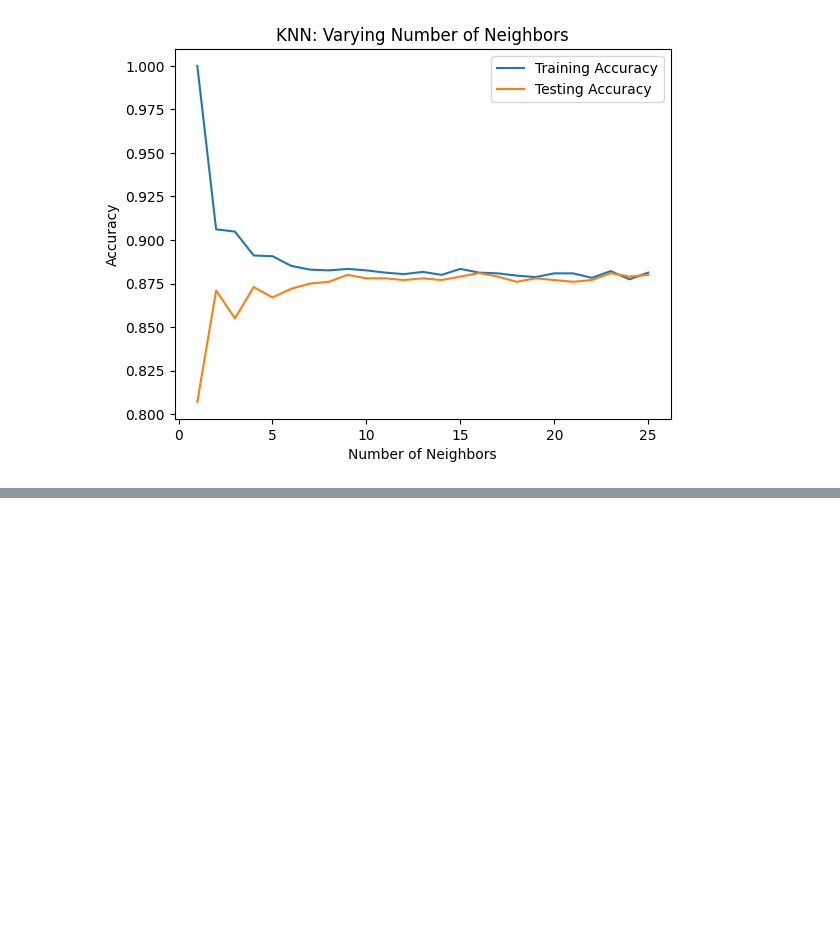
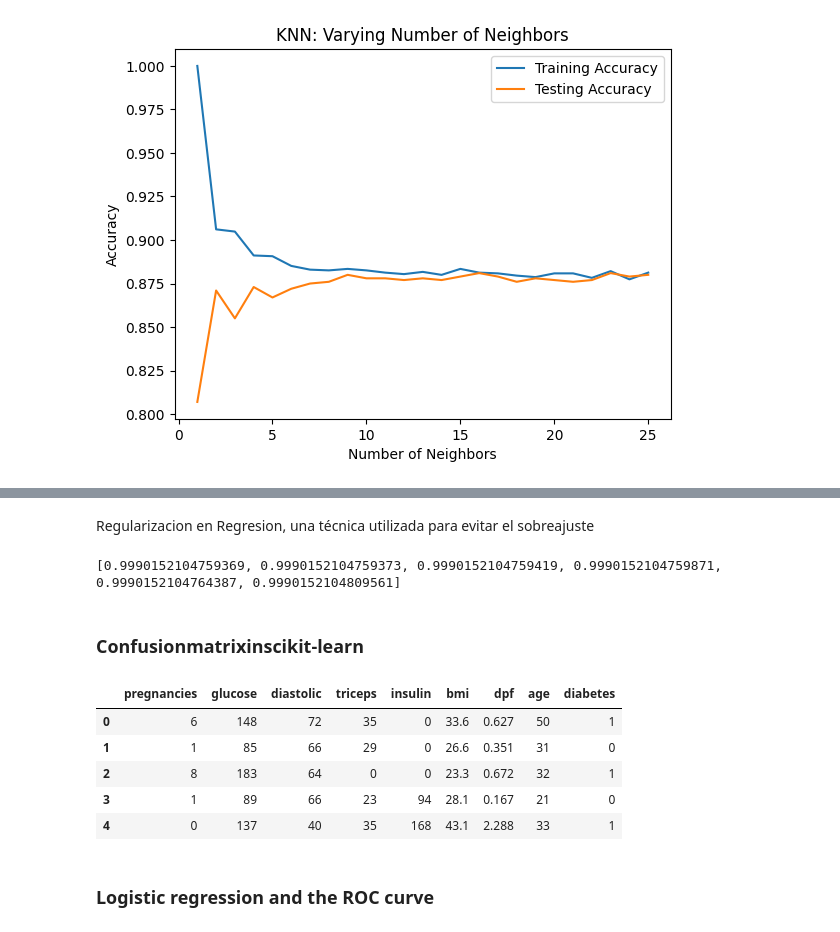
Before and after one commit to rofigueredo/PythonAnalysis, a Jupyter notebook: Supervised Learning with scikit-learn/Supervised Learning scikit-learn.ipynb, the cells around one changed output, grey strips where cells are left out. Saved outputs shown, nothing was run; the diff lists cells and outputs as text; code cells hidden in the pictures; blank space fills up the shorter version.

```diff
--- a/Supervised Learning with scikit-learn/Supervised Learning scikit-learn.ipynb
+++ b/Supervised Learning with scikit-learn/Supervised Learning scikit-learn.ipynb
@@ -110,0 +244,21 @@ plt.show()
+# %% [markdown]
+Regularizacion en Regresion, una técnica utilizada para evitar el sobreajuste
+# %%
+# Import Ridge
+from sklearn.linear_model import Ridge
+alphas = [0.1, 1.0, 10.0, 100.0, 1000.0, 10000.0]
+ridge_scores = []
+for alpha in alphas:
+
+  # Create a Ridge regression model
+  ridge = Ridge(alpha=alpha)
+
+  # Fit the data
+  ridge.fit(X_train, y_train)
+
+  # Obtain R-squared
+  score = ridge.score(X_test, y_test)
+  ridge_scores.append(score)
+print(ridge_scores)
+# %% [output]
+[0.9990152104759369, 0.9990152104759373, 0.9990152104759419, 0.9990152104759871, 0.9990152104764387, 0.9990152104809561]
@@ -110,0 +282,2 @@ plt.show()
+# %% [markdown]
+### Confusionmatrixinscikit-learn
@@ -110,0 +287,12 @@ plt.show()
+# %%
+# Archivo de ejemplo para Confussion Matrix
+file = r'C:\Users\rfigu\Documents\GitHub\rofigueredo\PythonAnalysis\Supervised Learning with scikit-learn\data\diabetes_clean.csv'
+diabetes_df = pd.read_csv(file, delimiter=',', usecols=lambda c: not c.startswith('Unnamed:'))
+diabetes_df.head()
+# %% [output]
+|  | pregnancies | glucose | diastolic | triceps | insulin | bmi | dpf | age | diabetes |
+| 0 | 6 | 148 | 72 | 35 | 0 | 33.6 | 0.627 | 50 | 1 |
+| 1 | 1 | 85 | 66 | 29 | 0 | 26.6 | 0.351 | 31 | 0 |
+| 2 | 8 | 183 | 64 | 0 | 0 | 23.3 | 0.672 | 32 | 1 |
+| 3 | 1 | 89 | 66 | 23 | 94 | 28.1 | 0.167 | 21 | 0 |
+| 4 | 0 | 137 | 40 | 35 | 168 | 43.1 | 2.288 | 33 | 1 |
@@ -110,0 +316,2 @@ plt.show()
+# %% [markdown]
+### Logistic regression and the ROC curve
```
Also changed, not shown: parts of 29 cells of this notebook.
